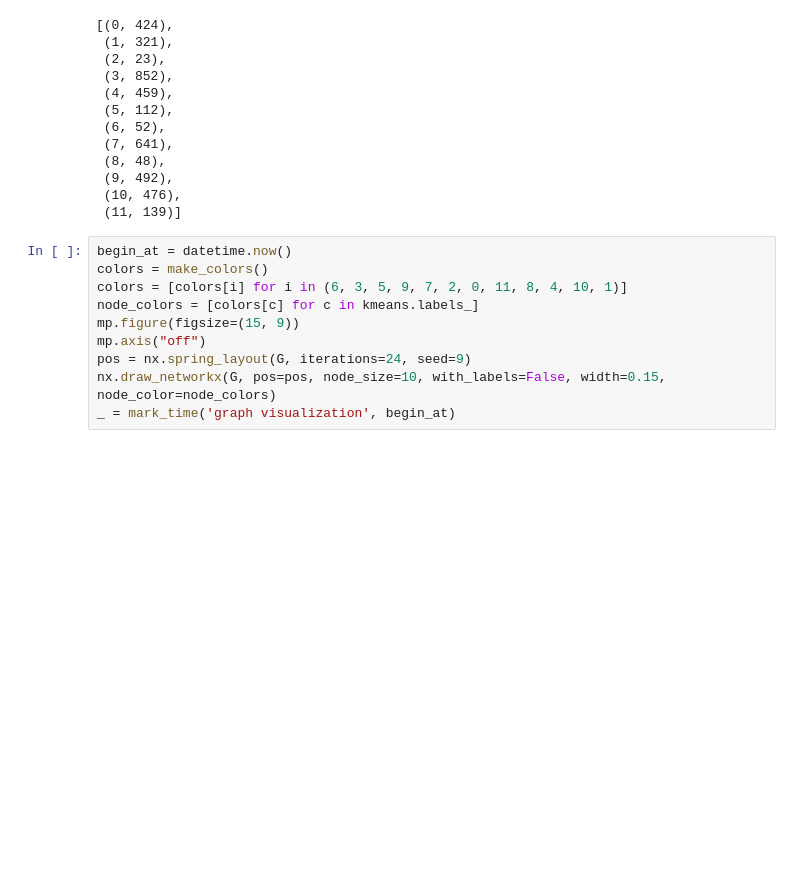
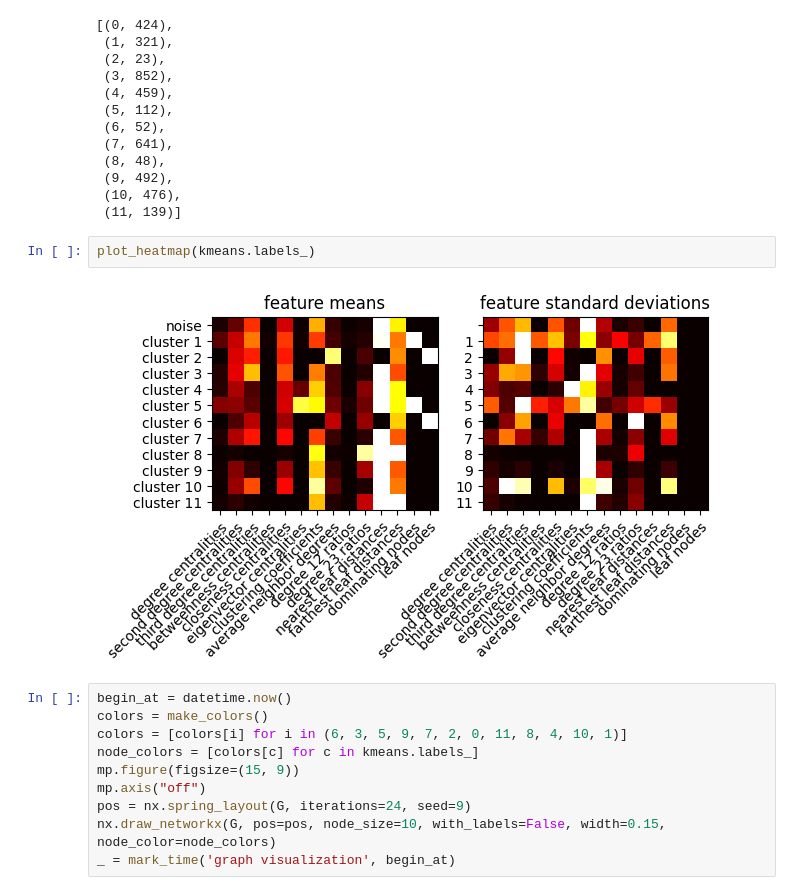
Before and after one commit to Tenchumaru/notebooks, a Jupyter notebook: Understanding Networks through Clustering.ipynb, the cells around one changed output. Cells and saved outputs as stored; diff of their text form; blank space fills up the shorter version.

```diff
--- a/Understanding Networks through Clustering.ipynb
+++ b/Understanding Networks through Clustering.ipynb
@@ -402,6 +325,10 @@ sorted(Counter(kmeans.labels_).items())
  (9, 492),
  (10, 476),
  (11, 139)]
+# %%
+plot_heatmap(kmeans.labels_)
+# %% [output]
+[figure, added]
 # %%
 begin_at = datetime.now()
 colors = make_colors()
```
Also changed, not shown: parts of 4 cells of this notebook.
